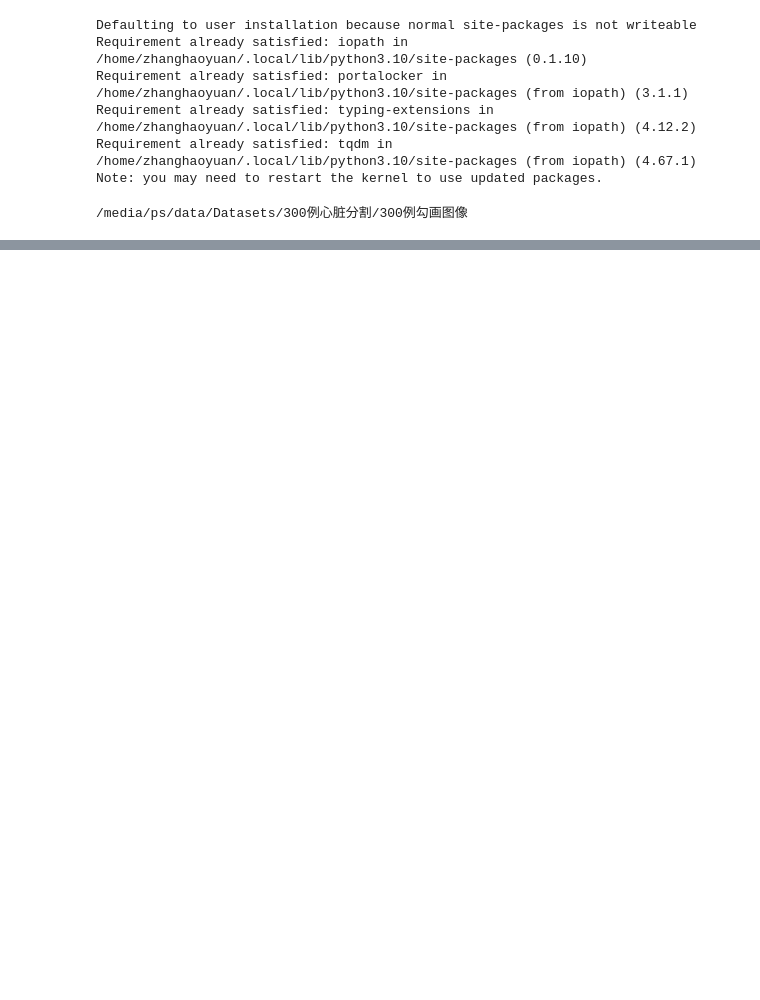
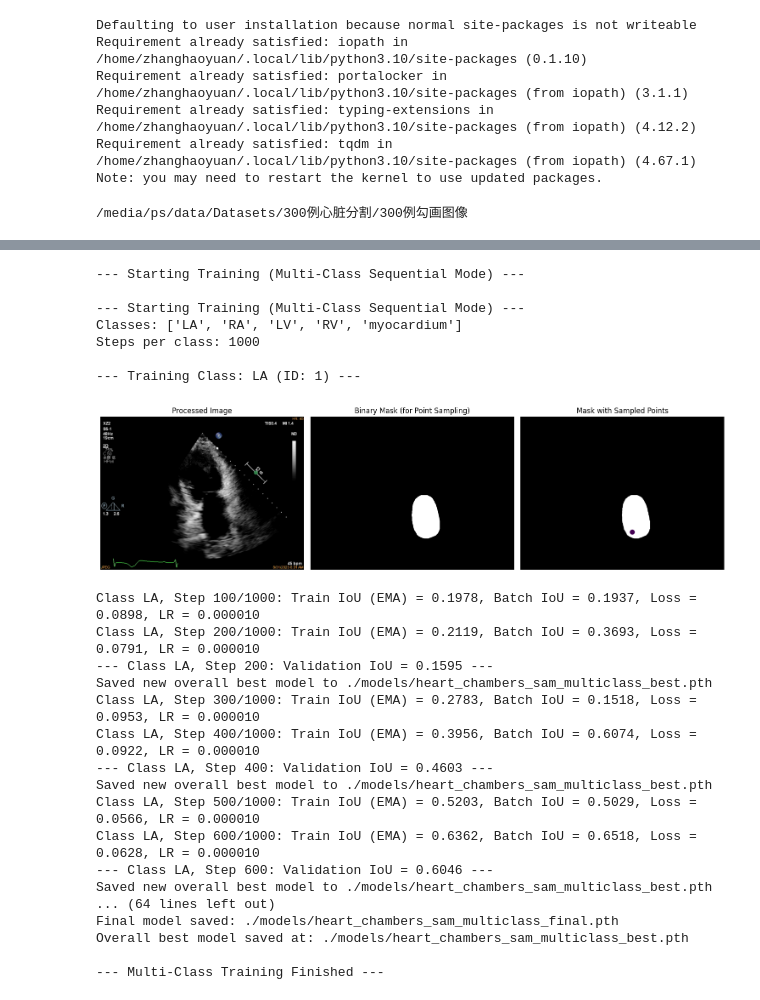
Before and after one commit to ZHANGHAOYUAN324/SAM2-Fine-tuning, a Jupyter notebook: heart_chambers_fine_tune.ipynb, the cells around one changed output, grey strips where cells are left out. Drawn from its saved outputs; the diff is of its cells as text; code cells hidden in the pictures; blank space fills up the shorter version.

```diff
--- a/heart_chambers_fine_tune.ipynb
+++ b/heart_chambers_fine_tune.ipynb
@@ -51,0 +85,60 @@ ValueError: 未找到有效的图像和标注对！请检查数据目录结构
+# %%
+# Assume 'trainer' object is initialized and data/model are ready
+
+# --- Configuration for Multi-Class Training ---
+STEPS_PER_CLASS = 2000 # 每个类别训练的步数 (例如, 5个类别总共会训练 5*1000=5000 优化器步)
+LEARNING_RATE = 1e-5   # 学习率可以保持或调整
+WEIGHT_DECAY = 2e-4
+ACCUMULATION_STEPS = 8 # 梯度累积步数
+SCHEDULER_STEP = 100   # 学习率调度器步长 (基于优化器步数)
+SCHEDULER_GAMMA = 0.5
+CHECKPOINT_INTERVAL = 200 # 保存检查点的全局优化器步数间隔
+VALIDATION_INTERVAL = 200 # 每个类别内部训练多少步进行一次验证
+MODEL_NAME_PREFIX = "./models/heart_chambers_sam_multiclass" # 建议使用不同的前缀保存模型
+trainer = None # Initialize trainer to None
+# --- Call the train_multiclass method ---
+try:
+    print("\n--- Starting Training (Multi-Class Sequential Mode) ---")
+    trainer.train_multiclass(
+        steps_per_class=STEPS_PER_CLASS,
+        learning_rate=LEARNING_RATE,
+        weight_decay=WEIGHT_DECAY,
+        accumulation_steps=ACCUMULATION_STEPS,
+        scheduler_step_size=SCHEDULER_STEP,
+        scheduler_gamma=SCHEDULER_GAMMA,
+        checkpoint_interval=CHECKPOINT_INTERVAL, # Checkpoint based on global steps
+        validation_interval=VALIDATION_INTERVAL, # Validation based on steps within each class
+        model_name_prefix=MODEL_NAME_PREFIX
+    )
+    print("\n--- Multi-Class Training Finished ---")
+
+except Exception as e:
+    print(f"\nAn error occurred during multi-class training: {e}")
+    import traceback
+    traceback.print_exc()
+# %% [output]
+--- Starting Training (Multi-Class Sequential Mode) ---
+
+--- Starting Training (Multi-Class Sequential Mode) ---
+Classes: ['LA', 'RA', 'LV', 'RV', 'myocardium']
+Steps per class: 1000
+
+--- Training Class: LA (ID: 1) ---
+[figure, added]
+Class LA, Step 100/1000: Train IoU (EMA) = 0.1978, Batch IoU = 0.1937, Loss = 0.0898, LR = 0.000010
+Class LA, Step 200/1000: Train IoU (EMA) = 0.2119, Batch IoU = 0.3693, Loss = 0.0791, LR = 0.000010
+--- Class LA, Step 200: Validation IoU = 0.1595 ---
+Saved new overall best model to ./models/heart_chambers_sam_multiclass_best.pth
+Class LA, Step 300/1000: Train IoU (EMA) = 0.2783, Batch IoU = 0.1518, Loss = 0.0953, LR = 0.000010
+Class LA, Step 400/1000: Train IoU (EMA) = 0.3956, Batch IoU = 0.6074, Loss = 0.0922, LR = 0.000010
+--- Class LA, Step 400: Validation IoU = 0.4603 ---
+Saved new overall best model to ./models/heart_chambers_sam_multiclass_best.pth
+Class LA, Step 500/1000: Train IoU (EMA) = 0.5203, Batch IoU = 0.5029, Loss = 0.0566, LR = 0.000010
+Class LA, Step 600/1000: Train IoU (EMA) = 0.6362, Batch IoU = 0.6518, Loss = 0.0628, LR = 0.000010
+--- Class LA, Step 600: Validation IoU = 0.6046 ---
+Saved new overall best model to ./models/heart_chambers_sam_multiclass_best.pth
+... (64 lines left out)
+Final model saved: ./models/heart_chambers_sam_multiclass_final.pth
+Overall best model saved at: ./models/heart_chambers_sam_multiclass_best.pth
+
+--- Multi-Class Training Finished ---
```
Also changed, not shown: parts of 1 cell of this notebook.
